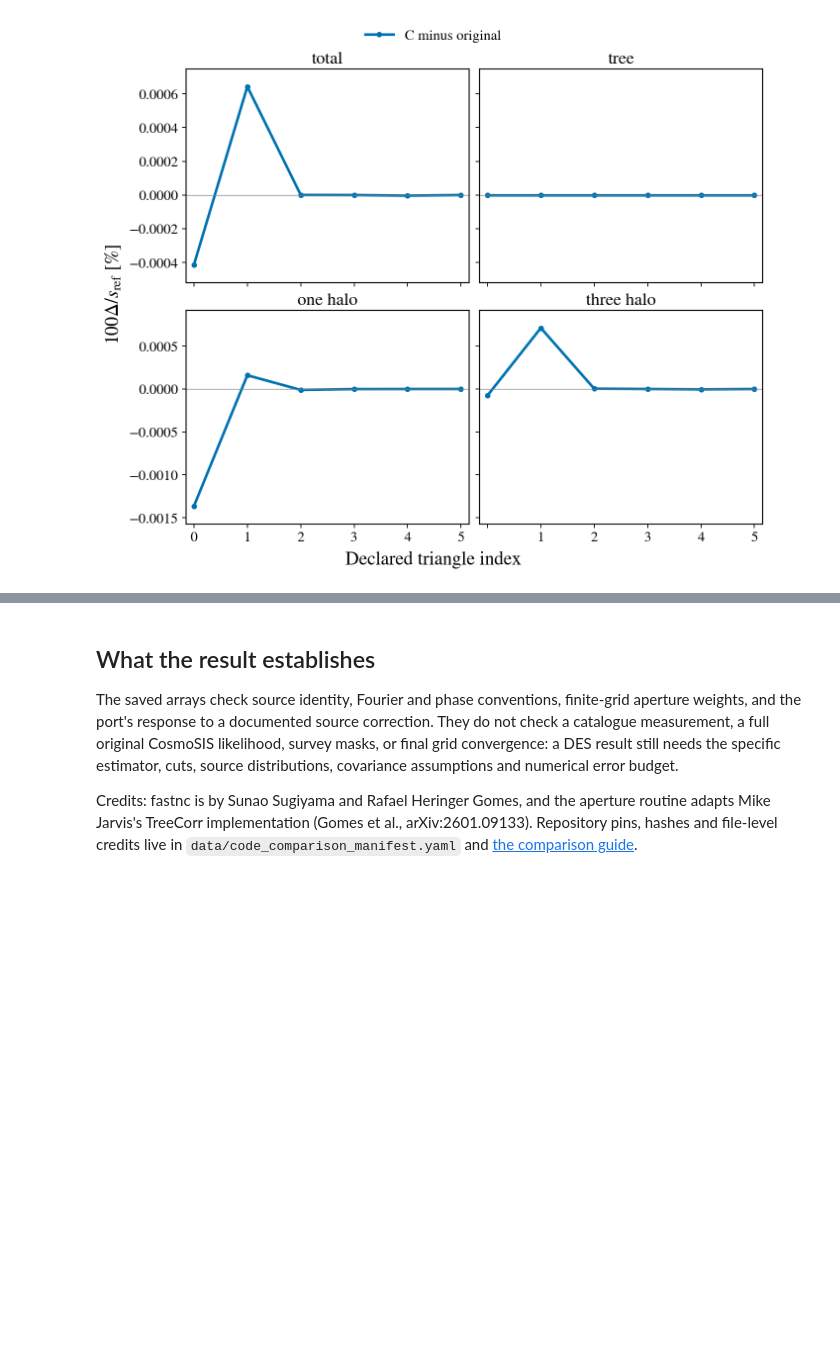
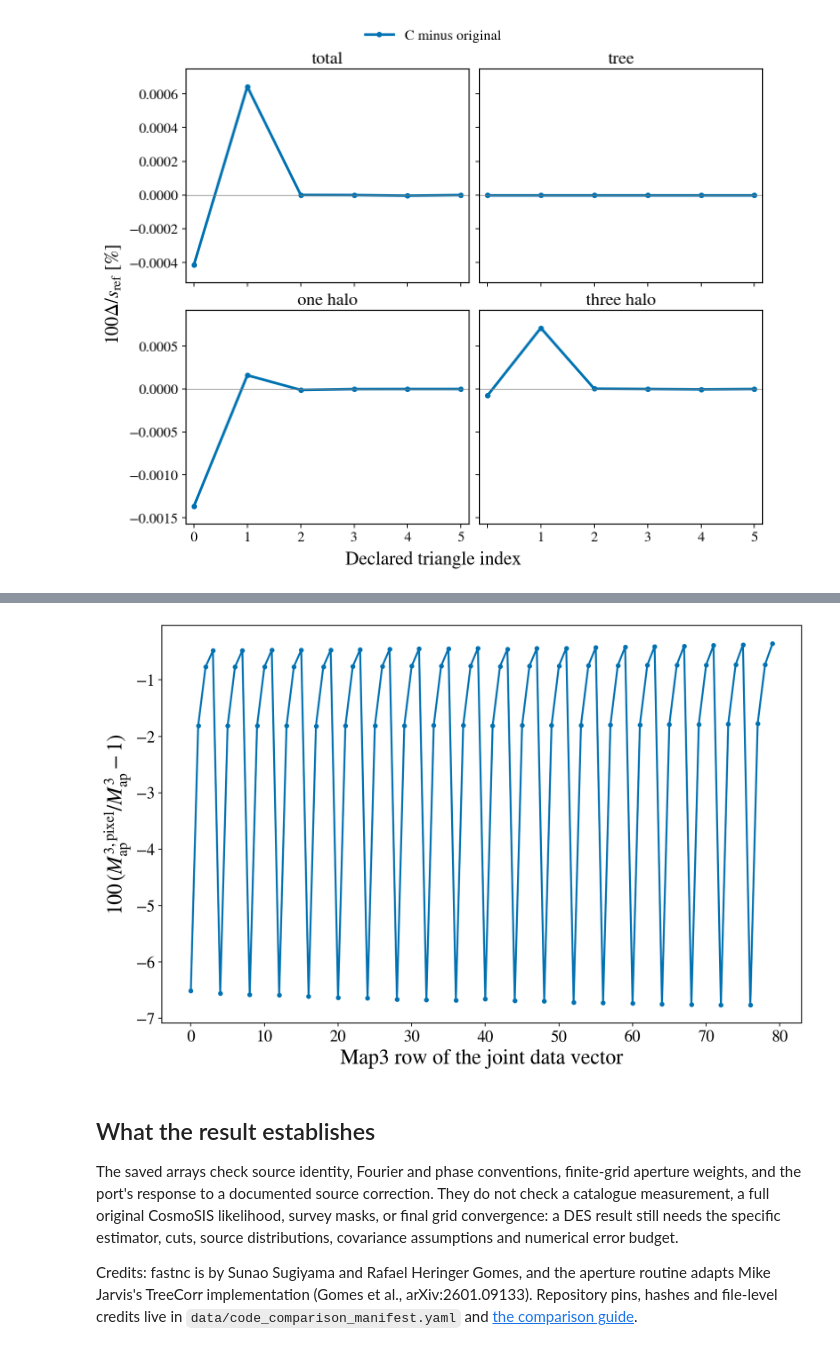
Before and after one commit to SBU-COSMOLIKE/cocoa_des_3pcf, a Jupyter notebook: EXAMPLE_COMPARE_CODES.ipynb, the cells around one changed output, grey strips where cells are left out. Drawn from its saved outputs; the diff is of its cells as text; code cells hidden in the pictures; blank space fills up the shorter version.

```diff
--- a/EXAMPLE_COMPARE_CODES.ipynb
+++ b/EXAMPLE_COMPARE_CODES.ipynb
@@ -321,0 +348,26 @@ plots.plot_code_comparison(
+# %%
+# Read the HEALPix scalar window and check it against its manifest
+# (data/pixel_window_manifest.yaml: source commit, sha256, nside, ell_max).
+import hashlib
+
+import numpy as np
+import yaml
+from astropy.io import fits
+
+manifest = yaml.safe_load((project / "data/pixel_window_manifest.yaml").read_text())
+window_file = project / "data" / manifest["path"]
+nside = manifest["nside"]
+
+if manifest["sha256"] != hashlib.sha256(window_file.read_bytes()).hexdigest():
+    raise ValueError(f"{window_file} differs from its manifest; restore the file.")
+if 3 * nside - 1 != manifest["ell_max"]:
+    raise ValueError("The manifest's ell_max is not 3*nside - 1.")
+
+with fits.open(window_file, memmap=False) as hdus:
+    table = hdus[1]
+    if nside != table.header["NSIDE"] or "TEMPERATURE" not in table.columns.names:
+        raise ValueError("The FITS table is not the scalar window for this nside.")
+    # Keep ell = 0..3*nside-1; the C model reads zero above the last sample.
+    window = np.array(table.data["TEMPERATURE"][:3 * nside], dtype=np.float64)
+
+print(f"W at ell = 0, 1024, 3071: {window[0]:.6f}, {window[1024]:.6f}, {window[-1]:.6f}")
@@ -322,3 +441,15 @@ plots.plot_code_comparison(
+# %%
+from matplotlib import pyplot as plt
+
+figure, axis = plt.subplots(figsize=(12, 7.5))
+axis.plot(np.arange(change.size), change, color="#0072B2", linewidth=2.0,
+          marker="o", markersize=4)
+axis.set_xlabel("Map3 row of the joint data vector", fontsize=22)
+axis.set_ylabel(r"$100\,(M_\mathrm{ap}^{3,\mathrm{pixel}}/M_\mathrm{ap}^3 - 1)$", fontsize=22)
+axis.tick_params(labelsize=17)
+plt.show()
+# %% [output]
+[figure, added]
 # %% [markdown]
 ## What the result establishes
 
```
Also changed, not shown: parts of 9 cells of this notebook.
